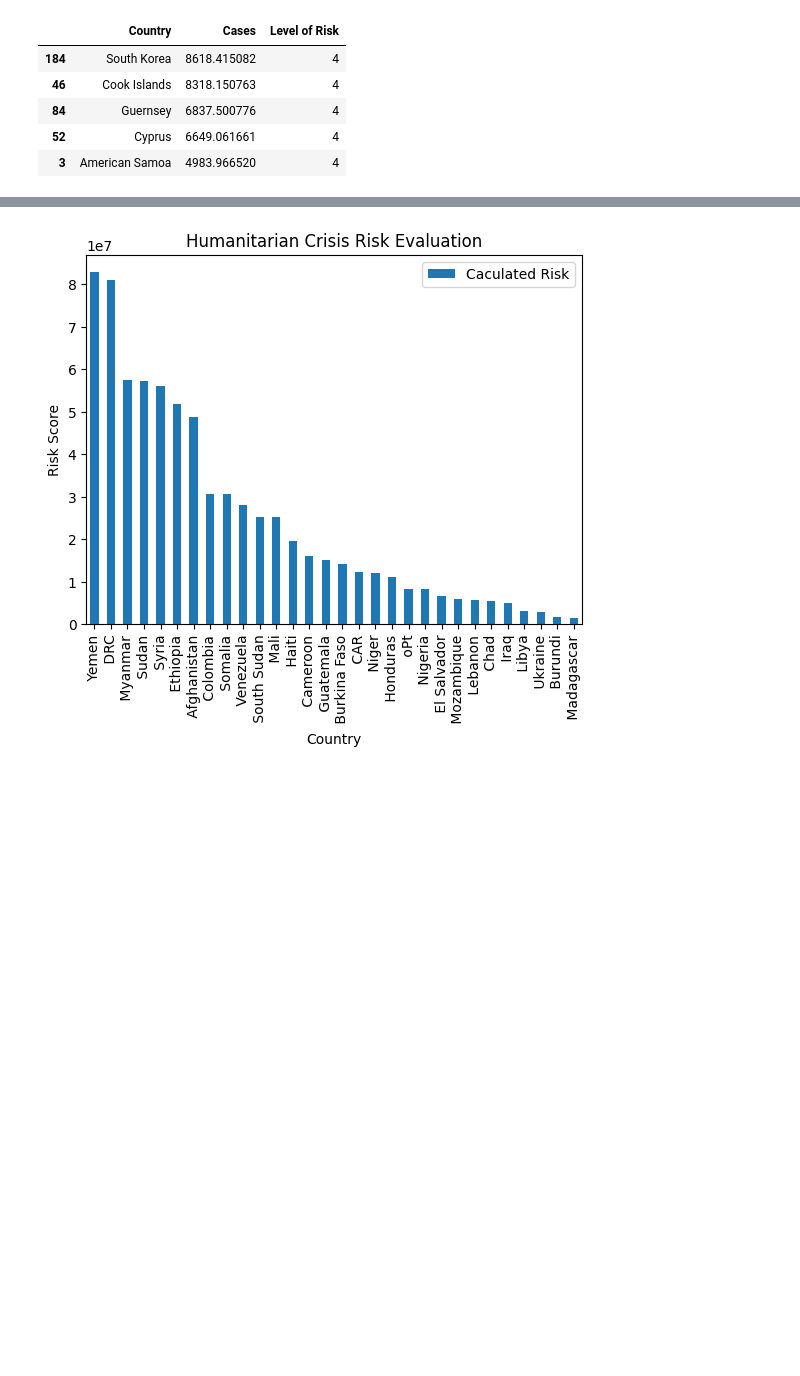
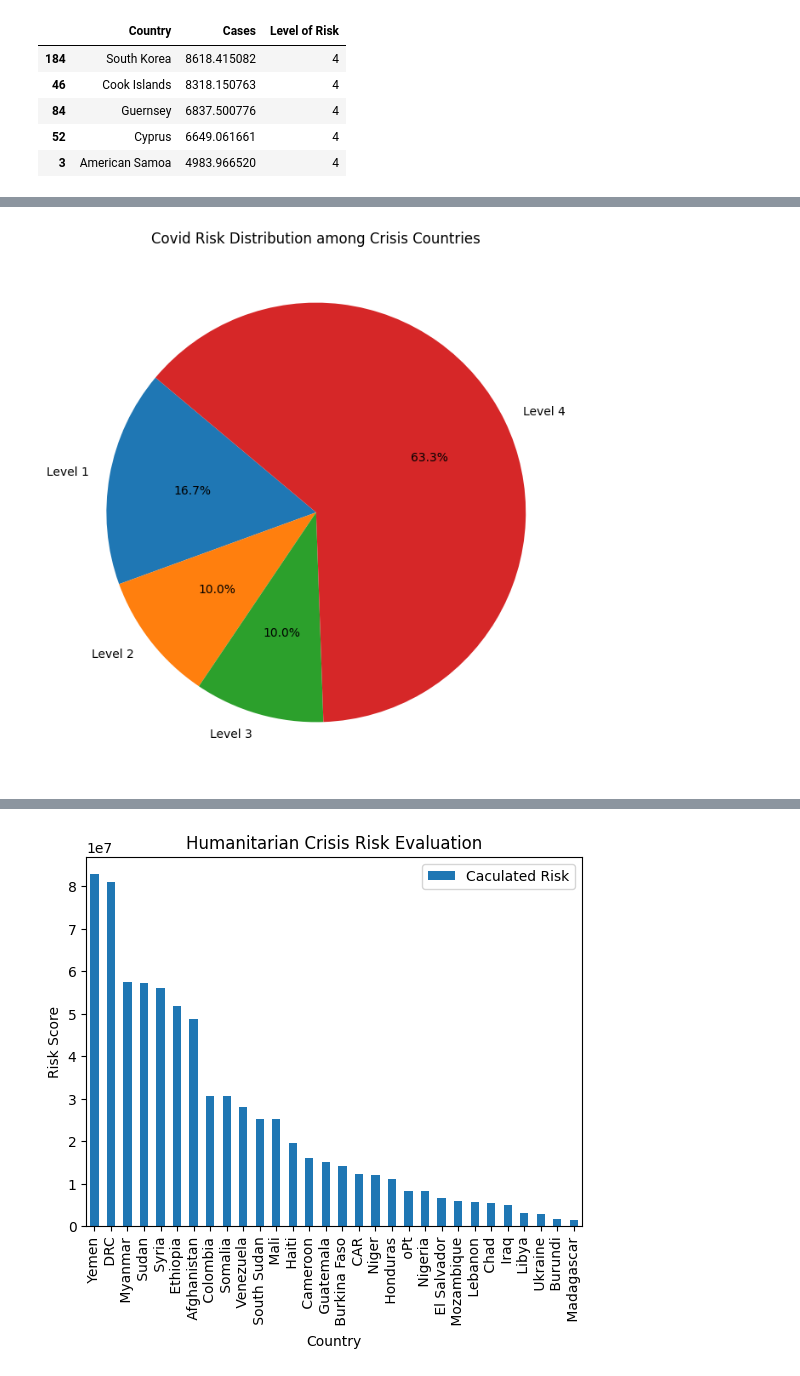
Before and after one commit to IvanVoinovGitHub/humanitarian-aid-priority, a Jupyter notebook: relief_ranking.ipynb, the cells around one changed output, grey strips where cells are left out. Drawn from its saved outputs; the diff is of its cells as text; code cells hidden in the pictures; blank space fills up the shorter version.

```diff
--- a/relief_ranking.ipynb
+++ b/relief_ranking.ipynb
@@ -252,6 +252,30 @@ combined_df
 | 27 | Ukraine | HRP | 2900000 | 1800000 | 190000000 | 2.036086e+08 | 1.869091e+08 | 1.636400e+08 | ... |
 | 28 | Venezuela | HRP | 7000000 | 4500000 | 708100000 | NaN | NaN | 2.227244e+08 | ... |
 | 29 | Yemen | HRP | 20700000 | 16000000 | 3850000000 | 2.338796e+09 | 3.108068e+09 | 4.192680e+09 | ... |
+# %%
+# Calculate risk distribution
+risk_distribution = []
+risk_distribution.append(list(combined_df['Level of Risk']).count(1)/len(list(combined_df['Level of Risk'])))
+risk_distribution.append(list(combined_df['Level of Risk']).count(2)/len(list(combined_df['Level of Risk'])))
+risk_distribution.append(list(combined_df['Level of Risk']).count(3)/len(list(combined_df['Level of Risk'])))
+risk_distribution.append(list(combined_df['Level of Risk']).count(4)/len(list(combined_df['Level of Risk'])))
+
+# Risk levels
+risk_levels = ['Level 1', 'Level 2', 'Level 3', 'Level 4']
+
+# Create a DataFrame
+df = pd.DataFrame()
+df['risk_distribution'] = risk_distribution
+df['risk_levels'] = risk_levels
+
+# Plot a pie chart
+plt.figure(figsize=(8, 8))
+plt.pie(df['risk_distribution'], labels=df['risk_levels'], autopct='%1.1f%%', startangle=140)
+plt.title('Covid Risk Distribution among Crisis Countries')
+plt.savefig("figures/crisis_country_covid_risk_distribution.png", bbox_inches='tight', pad_inches=0.1)
+plt.show()
+# %% [output]
+[figure, added]
 # %%
 # Sort countries by calculated risk in descending order
 combined_df = combined_df.sort_values(by=['Caculated Risk'], ascending = False)
```
Also changed, not shown: parts of 1 cell of this notebook, 4 other files.
